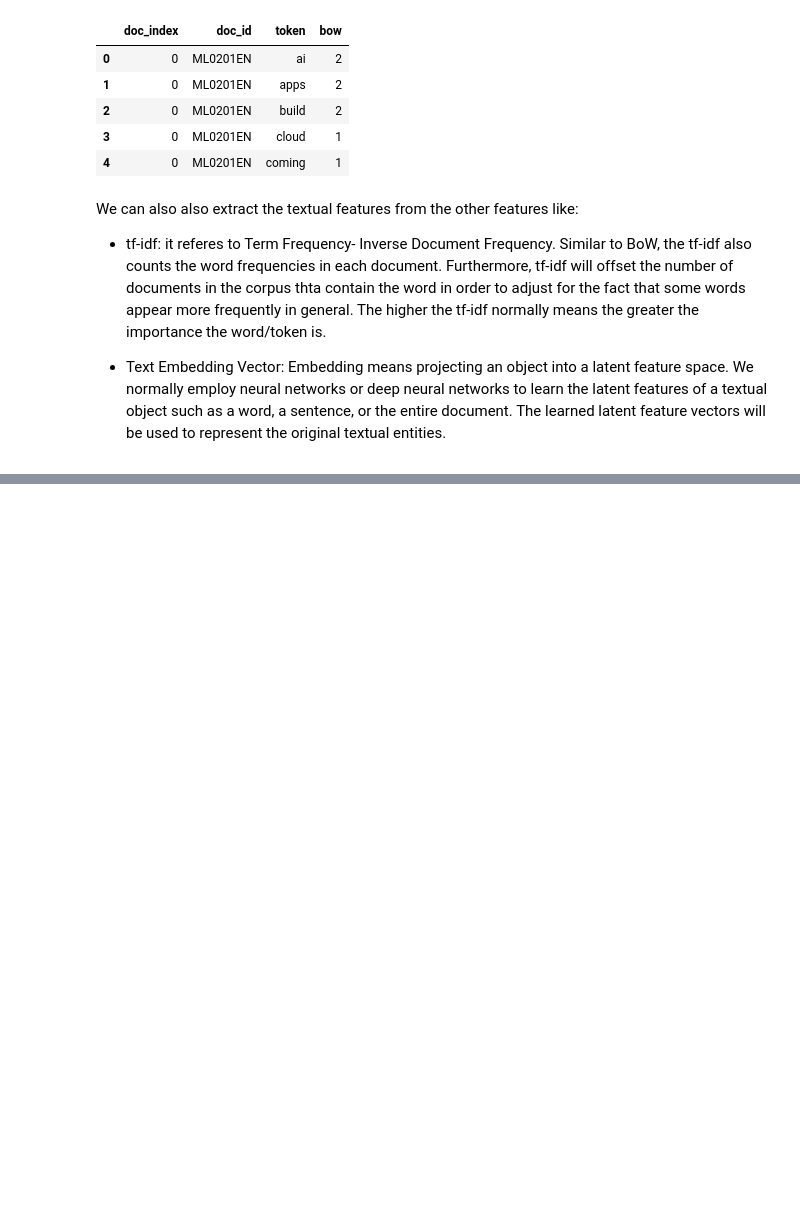
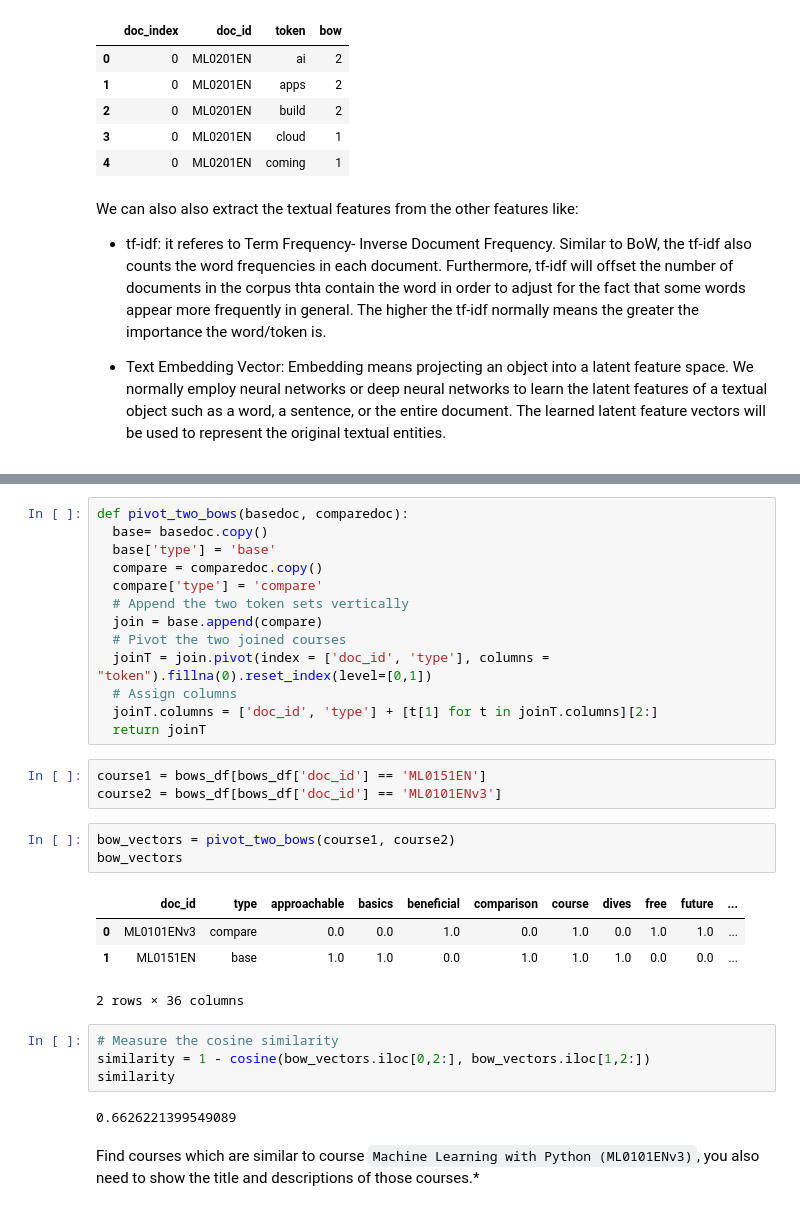
Before and after one commit to Bhandari007/recommendation_system, a Jupyter notebook: recommender_system.ipynb, the cells around one changed output, grey strips where cells are left out. Drawn from its saved outputs; the diff is of its cells as text; blank space fills up the shorter version.

```diff
--- a/recommender_system.ipynb
+++ b/recommender_system.ipynb
@@ -516,0 +578,32 @@ We can also also extract the textual features from the other features like:
+# %%
+def pivot_two_bows(basedoc, comparedoc):
+  base= basedoc.copy()
+  base['type'] = 'base'
+  compare = comparedoc.copy()
+  compare['type'] = 'compare'
+  # Append the two token sets vertically
+  join = base.append(compare)
+  # Pivot the two joined courses
+  joinT = join.pivot(index = ['doc_id', 'type'], columns = "token").fillna(0).reset_index(level=[0,1])
+  # Assign columns
+  joinT.columns = ['doc_id', 'type'] + [t[1] for t in joinT.columns][2:]
+  return joinT
+# %%
+course1 = bows_df[bows_df['doc_id'] == 'ML0151EN']
+course2 = bows_df[bows_df['doc_id'] == 'ML0101ENv3']
+# %%
+bow_vectors = pivot_two_bows(course1, course2)
+bow_vectors
+# %% [output]
+|  | doc_id | type | approachable | basics | beneficial | comparison | course | dives | free | future | ... |
+| 0 | ML0101ENv3 | compare | 0.0 | 0.0 | 1.0 | 0.0 | 1.0 | 0.0 | 1.0 | 1.0 | ... |
+| 1 | ML0151EN | base | 1.0 | 1.0 | 0.0 | 1.0 | 1.0 | 1.0 | 0.0 | 0.0 | ... |
+2 rows × 36 columns
+# %%
+# Measure the cosine similarity
+similarity = 1 - cosine(bow_vectors.iloc[0,2:], bow_vectors.iloc[1,2:])
+similarity
+# %% [output]
+0.6626221399549089
+# %% [markdown]
+ Find courses which are similar to course `Machine Learning with Python (ML0101ENv3)`, you also need to show the title and descriptions of those courses.*
```
Also changed, not shown: parts of 11 cells of this notebook.
